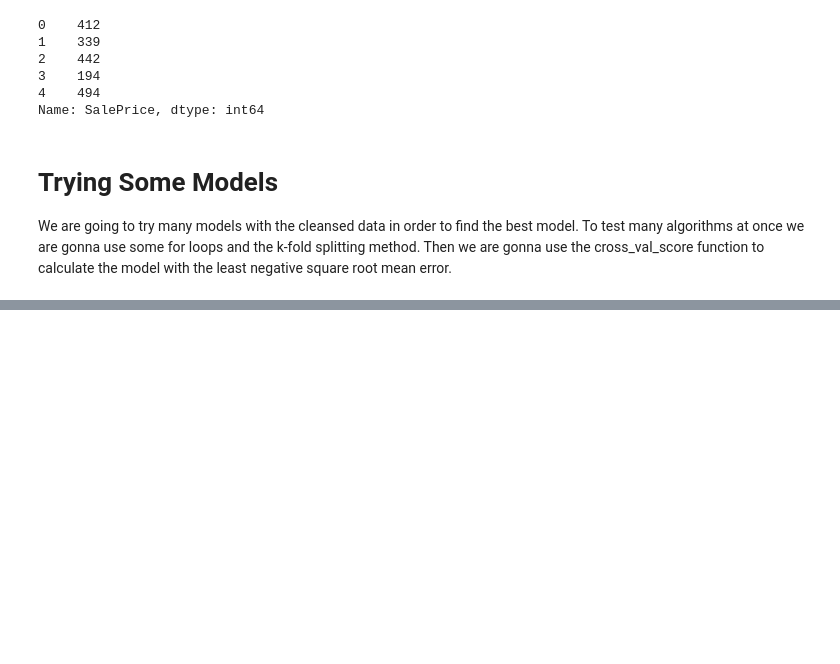
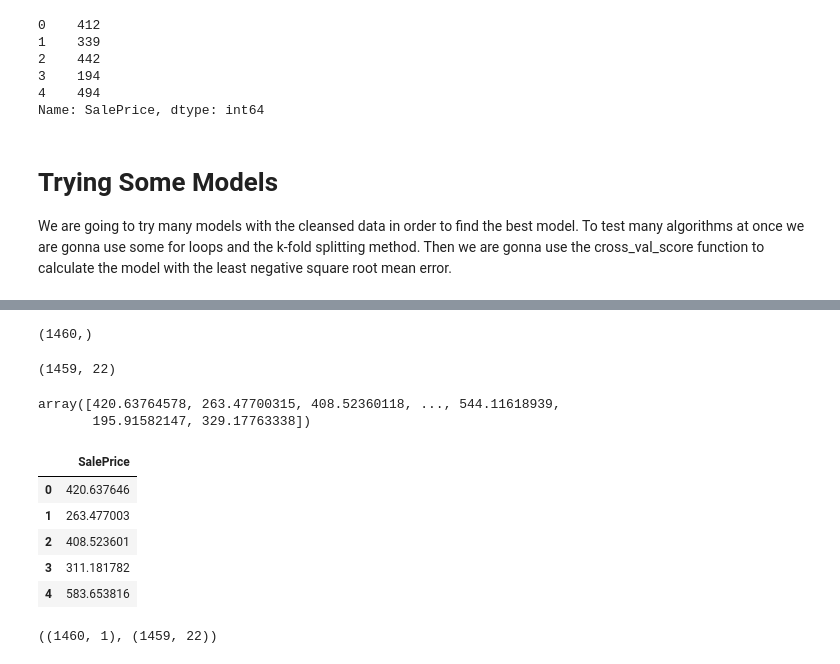
Before and after one commit to geeklicantropo/PORTFOLIO-Data-Science-In-Progress-, a Jupyter notebook: House Prices - Advanced Regression Techniques/House Price Prediction.ipynb, the cells around one changed output, grey strips where cells are left out. Cells and saved outputs as stored; diff of their text form; code cells hidden in the pictures; blank space fills up the shorter version.

```diff
--- a/House Prices - Advanced Regression Techniques/House Price Prediction.ipynb
+++ b/House Prices - Advanced Regression Techniques/House Price Prediction.ipynb
@@ -690,0 +527,36 @@ outputs.shape
+# %%
+y.shape
+# %% [output]
+(1460,)
+# %%
+test.shape
+# %% [output]
+(1459, 22)
+# %%
+from sklearn.model_selection import cross_val_predict
+
+gbr = GradientBoostingRegressor(n_estimators=100, max_depth=10)
+
+for k in range(2,12):
+    y_pred = cross_val_predict(gbr, X, y, cv=k)
+# %%
+previsoes = y_pred.copy()
+# %%
+previsoes
+# %% [output]
+array([420.63764578, 263.47700315, 408.52360118, ..., 544.11618939,
+       195.91582147, 329.17763338])
+# %%
+previsoes = pd.DataFrame(previsoes, columns=['SalePrice'])
+previsoes.head()
+# %% [output]
+|  | SalePrice |
+| 0 | 420.637646 |
+| 1 | 263.477003 |
+| 2 | 408.523601 |
+| 3 | 311.181782 |
+| 4 | 583.653816 |
+# %%
+previsoes.shape, test.shape
+# %% [output]
+((1460, 1), (1459, 22))
```
Also changed, not shown: parts of 20 cells of this notebook.
